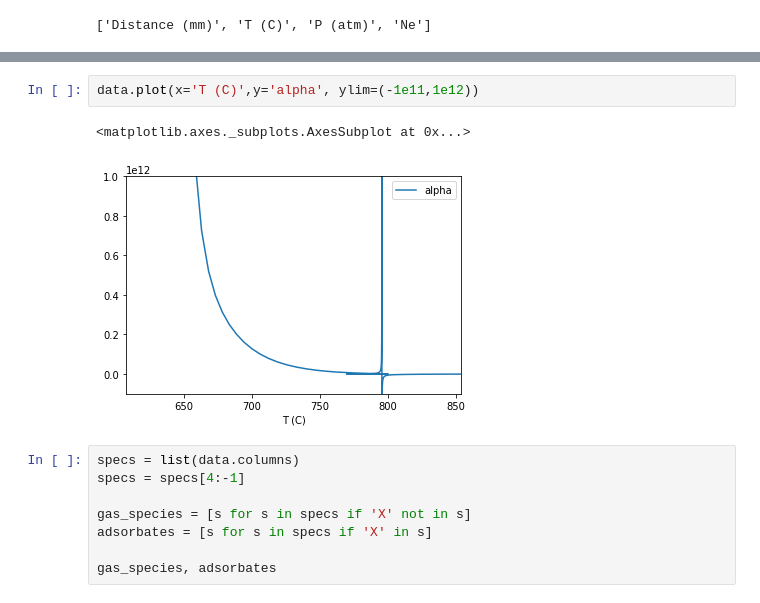
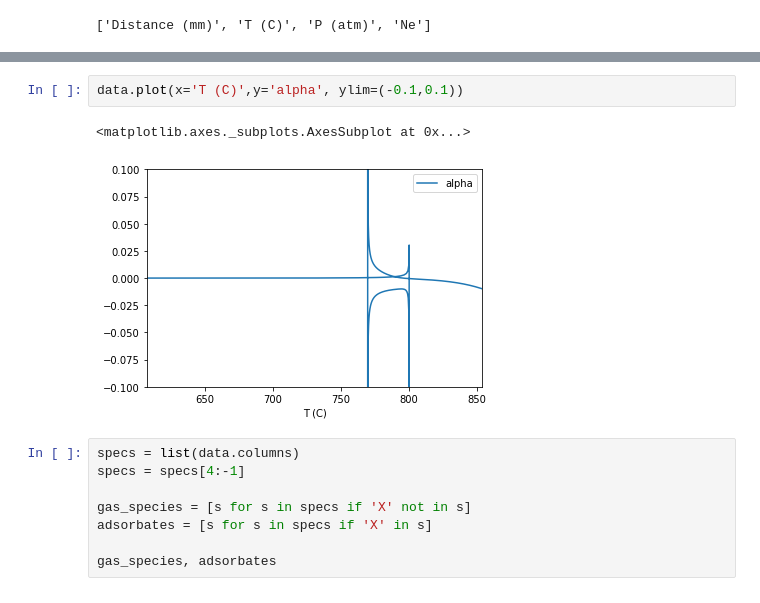
Before and after one commit to ChrisBNEU/HAN, a Jupyter notebook: CanteraModels/rocketman.ipynb, the cells around one changed output, grey strips where cells are left out. Saved outputs shown, nothing was run; the diff lists cells and outputs as text.

```diff
--- a/CanteraModels/rocketman.ipynb
+++ b/CanteraModels/rocketman.ipynb
@@ -533,8 +533,8 @@ data.plot(x='T (C)',y='alpha')
 # %%
-data.plot(x='T (C)',y='alpha', ylim=(-1e11,1e12))
+data.plot(x='T (C)',y='alpha', ylim=(-0.1,0.1))
 # %% [output]
 <matplotlib.axes._subplots.AxesSubplot at 0x...>
-[figure, old version]
+[figure, new version]
 # %%
 specs = list(data.columns)
 specs = specs[4:-1]
```
Also changed, not shown: parts of 6 cells of this notebook, 1 other file.
